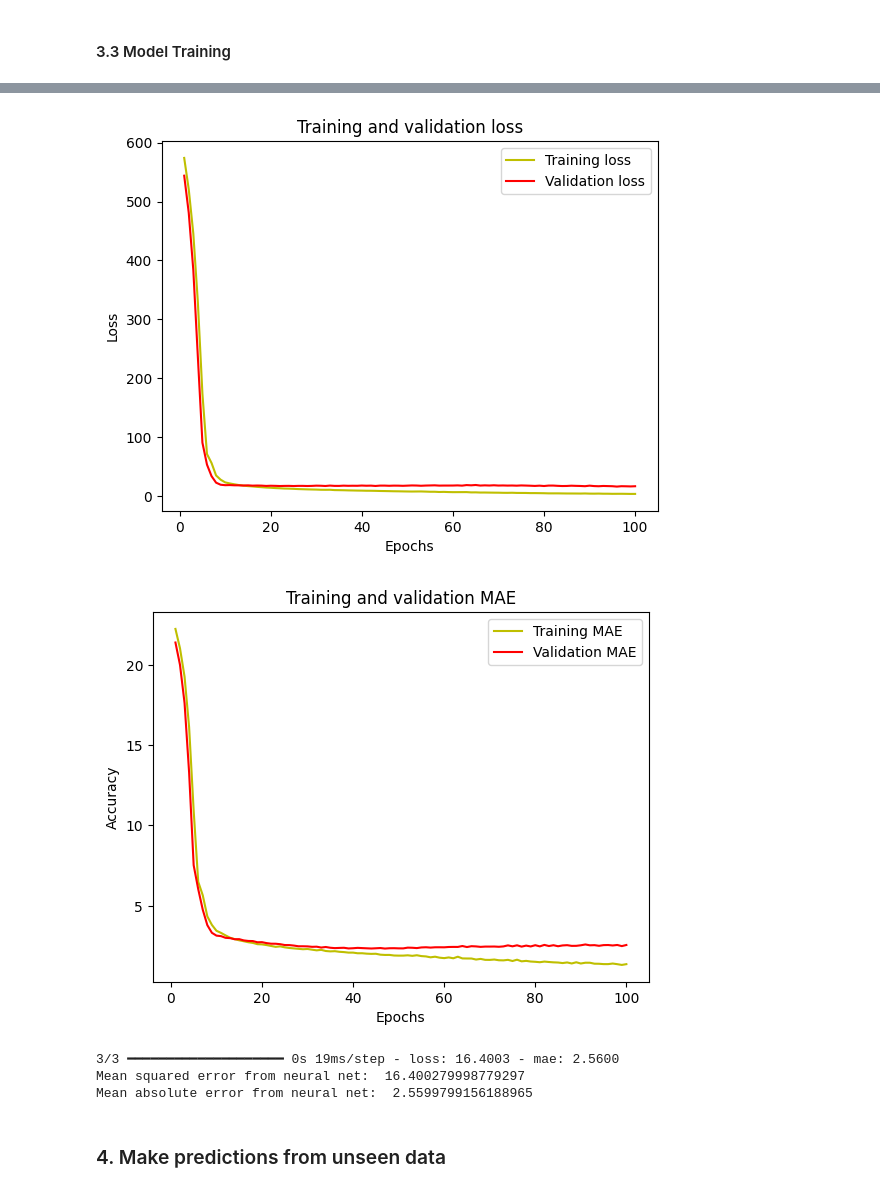
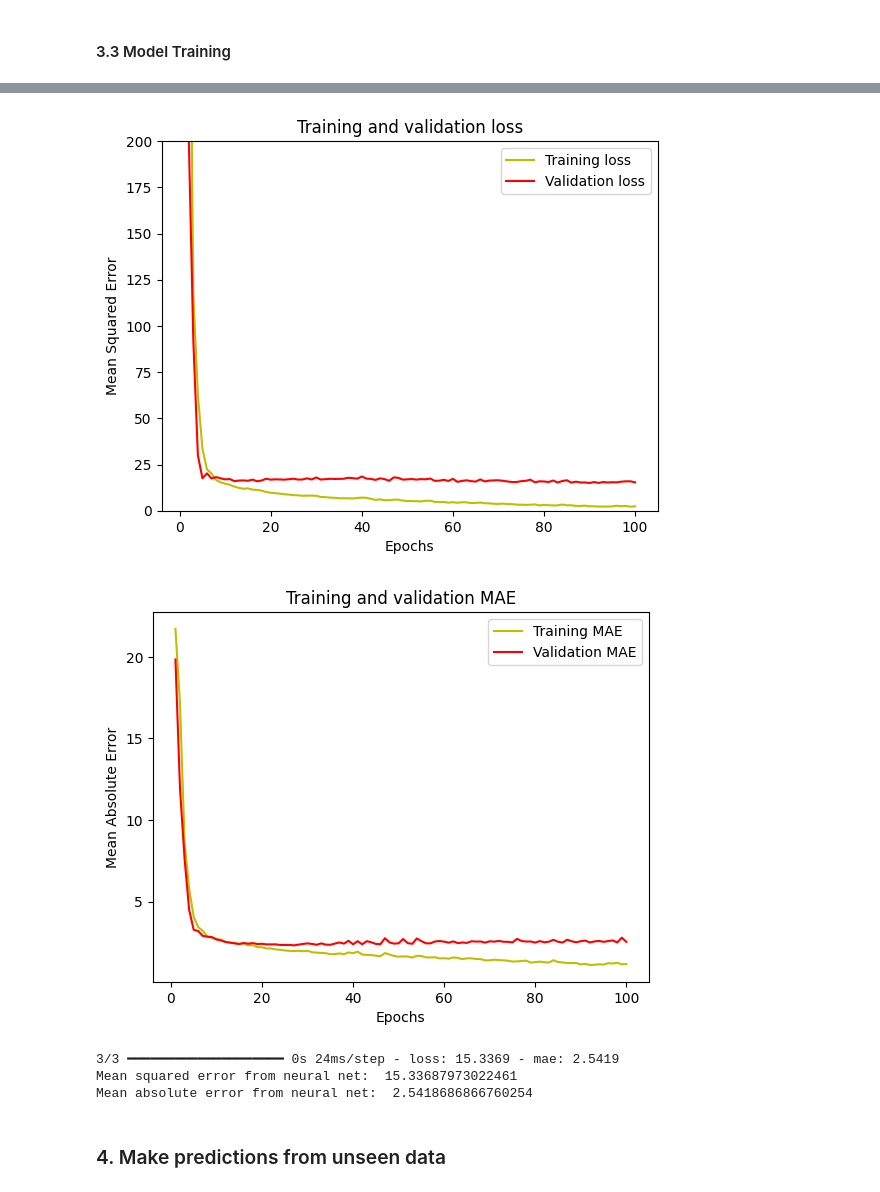
Before and after one commit to WamzMwangi/Advanced_Machine_Learning, a Jupyter notebook: Deep_Neural_Networks/Introduction to Artificial Neural Networks/Regression_with_Deep_Learning.ipynb, the cells around one changed output, grey strips where cells are left out. Cells and saved outputs as stored; diff of their text form; code cells hidden in the pictures.

```diff
--- a/Deep_Neural_Networks/Introduction to Artificial Neural Networks/Regression_with_Deep_Learning.ipynb
+++ b/Deep_Neural_Networks/Introduction to Artificial Neural Networks/Regression_with_Deep_Learning.ipynb
@@ -161,6 +161,7 @@ model = Sequential()
 model.add(Input(shape=(13,)))
 
 #define the hidden layers
+model.add(Dense(512, activation ='relu'))
 model.add(Dense(128, activation='relu'))
 model.add(Dense(64, activation='relu'))
 model.add(Dense(32, activation='relu'))
@@ -212,39 +215,41 @@ Epoch 100/100
 # %%
 from matplotlib import pyplot as plt
 #plot the training and validation accuracy and loss at each epoch
 loss = history.history['loss']
 val_loss = history.history['val_loss']
 epochs = range(1, len(loss) + 1)
 plt.plot(epochs, loss, 'y', label='Training loss')
 plt.plot(epochs, val_loss, 'r', label='Validation loss')
 plt.title('Training and validation loss')
 plt.xlabel('Epochs')
-plt.ylabel('Loss')
+plt.ylabel('Mean Squared Error')
+plt.ylim(0, 200)
 plt.legend()
 plt.show()
 
 
 acc = history.history['mae']
 val_acc = history.history['val_mae']
 plt.plot(epochs, acc, 'y', label='Training MAE')
 plt.plot(epochs, val_acc, 'r', label='Validation MAE')
 plt.title('Training and validation MAE')
 plt.xlabel('Epochs')
-plt.ylabel('Accuracy')
+plt.ylabel('Mean Absolute Error')
+
 plt.legend()
 plt.show()
 # %% [output]
-[figure, old version]
+[figure, new version]
-[figure, old version]
+[figure, new version]
 # %%
 #Evaluate the performance of the current neural network
 mse_neural, mae_neural = model.evaluate(X_test_scaled, y_test)
 print('Mean squared error from neural net: ', mse_neural)
 print('Mean absolute error from neural net: ', mae_neural)
 # %% [output]
-3/3 ━━━━━━━━━━━━━━━━━━━━ 0s 19ms/step - loss: 16.4003 - mae: 2.5600
-Mean squared error from neural net:  16.400279998779297
-Mean absolute error from neural net:  2.5599799156188965
+3/3 ━━━━━━━━━━━━━━━━━━━━ 0s 24ms/step - loss: 15.3369 - mae: 2.5419
+Mean squared error from neural net:  15.33687973022461
+Mean absolute error from neural net:  2.5418686866760254
 # %% [markdown]
 ### 4. Make predictions from unseen data
 # %%
```
Also changed, not shown: parts of 3 cells of this notebook.
